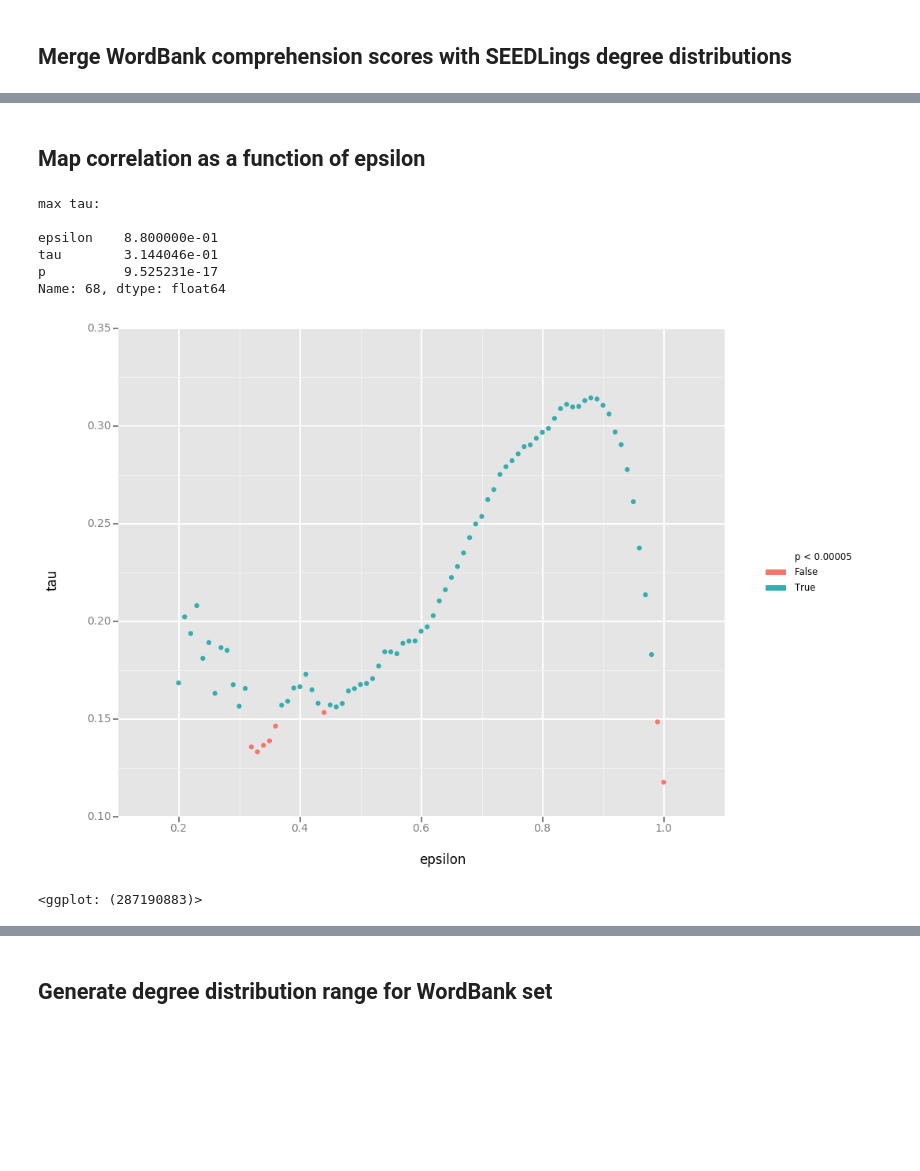
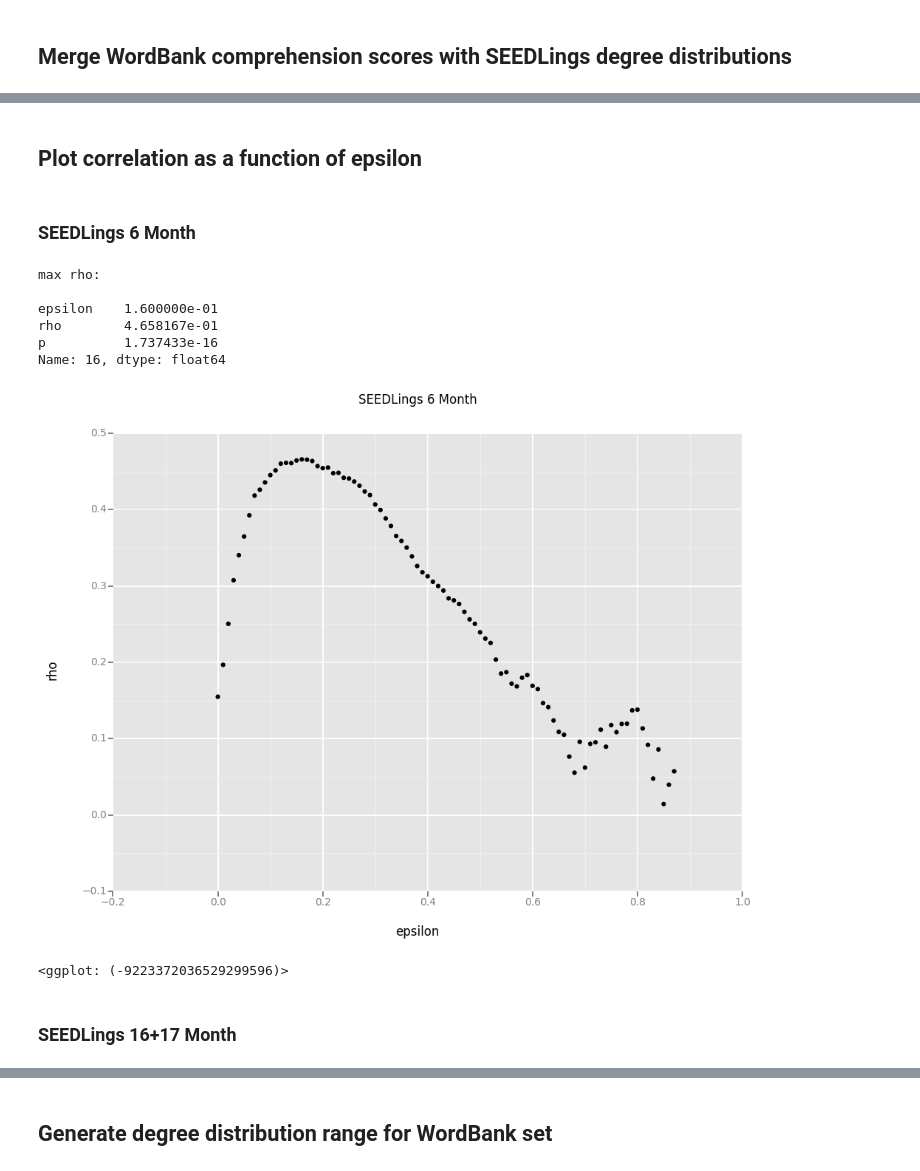
Before and after one commit to BergelsonLab/semspace, a Jupyter notebook: word_learning.ipynb, the cells around one changed output, grey strips where cells are left out. Saved outputs shown, nothing was run; the diff lists cells and outputs as text; code cells hidden in the pictures; blank space fills up the shorter version.

```diff
--- a/word_learning.ipynb
+++ b/word_learning.ipynb
@@ -22,18 +24,10 @@ def range_degree_merge_wb(graph_dir, wordbank_csv):
                 deg_dists.append((G.epsilon, deg_dist))
     return deg_dists
 # %%
-def kendall_dist_range(degree_dists):
-    df = pd.DataFrame(columns=['epsilon', 'tau', 'p'])
+def spearman_dist_range(wordset, degree_dists, month):
+    df = pd.DataFrame(columns=['wordset', 'epsilon', 'rho', 'p', 'cdi_month'])
     for pair in degree_dists:
-        tau, p = stats.kendalltau(pair[1]['degree'], pair[1]['16'])
-        entry = pd.DataFrame([[pair[0], tau, p]], columns=['epsilon', 'tau', 'p'])
+        rho, p = stats.spearmanr(pair[1]['degree'], pair[1][month])
+        entry = pd.DataFrame([[wordset, pair[0], rho, p, month]], columns=['wordset', 'epsilon', 'rho', 'p', 'cdi_month'])
         df = df.append(entry, ignore_index=True)
     return df
-# %%
-def spearman_dist_range(degree_dists):
-    df = pd.DataFrame(columns=['epsilon', 'rho', 'p'])
-    for pair in degree_dists:
-        rho, p = stats.spearmanr(pair[1]['degree'], pair[1]['16'])
-        entry = pd.DataFrame([[pair[0], rho, p]], columns=['epsilon', 'rho', 'p'])
-        df = df.append(entry, ignore_index=True)
-    return df
@@ -44,0 +69,12 @@ degree_dists = range_degree_merge_wb(graph_dir='/Volumes/babylab_data/semspace_o
+# %%
+degree_dists_6mo = range_degree_merge_wb(graph_dir='/Volumes/Lexar/semspace_output/seedlings_6mo_no_CHI',
+                                         wordbank_csv='data/wordbank_english.csv')
+
+degree_dists_1617mo = range_degree_merge_wb(graph_dir='/Volumes/Lexar/semspace_output/seedlings_1617mo_no_CHI',
+                                            wordbank_csv='data/wordbank_english.csv')
+
+degree_dists_all = range_degree_merge_wb(graph_dir='/Volumes/Lexar/semspace_output/seedlings_all_no_CHI',
+                                         wordbank_csv='data/wordbank_english.csv')
+
+wb_degree_dist = range_degree_merge_wb(graph_dir='/Volumes/Lexar/semspace_output/wordbank',
+                                       wordbank_csv='data/wordbank_english.csv')
@@ -45,2 +169,2 @@ degree_dists = range_degree_merge_wb(graph_dir='/Volumes/babylab_data/semspace_o
 # %% [markdown]
-## Map correlation as a function of epsilon
+## Plot correlation as a function of epsilon
@@ -50,14 +171,28 @@ spearman_df = spearman_dist_range(degree_dists)
+# %% [markdown]
+### SEEDLings 6 Month
+# %%
+%%capture
+kendall_df = kendall_dist_range(degree_dists_6mo)
+spearman_df = spearman_dist_range(degree_dists_6mo, '16')
+
+spearman_df.to_csv('output/edges_vs_cdi_seedlings6mo.csv', index=False)
 # %%
-print("max tau: \n\n{}".format(kendall_df.loc[kendall_df.tau.idxmax()]))
+print("max rho: \n\n{}".format(spearman_df.loc[spearman_df.rho.idxmax()]))
 
-ggplot(kendall_df, aes(x='epsilon', y='tau', color='p < 0.00005'))+\
-    geom_point()
+p = ggplot(spearman_df, aes(x='epsilon', y='rho'))+\
+    geom_point()+\
+    ggtitle('SEEDLings 6 Month')
+
+p.save('graphs/edges_vs_cdi_seedlings6mo.png')
+p
 # %% [output]
-max tau:
+max rho:
 
-epsilon    8.800000e-01
-tau        3.144046e-01
-p          9.525231e-17
-Name: 68, dtype: float64
+epsilon    1.600000e-01
+rho        4.658167e-01
+p          1.737433e-16
+Name: 16, dtype: float64
-[figure, old version]
+[figure, new version]
-<ggplot: (287190883)>
+<ggplot: (-9223372036529299596)>
+# %% [markdown]
+### SEEDLings 16+17 Month
```
Also changed, not shown: parts of 41 cells of this notebook, 10 other files.
